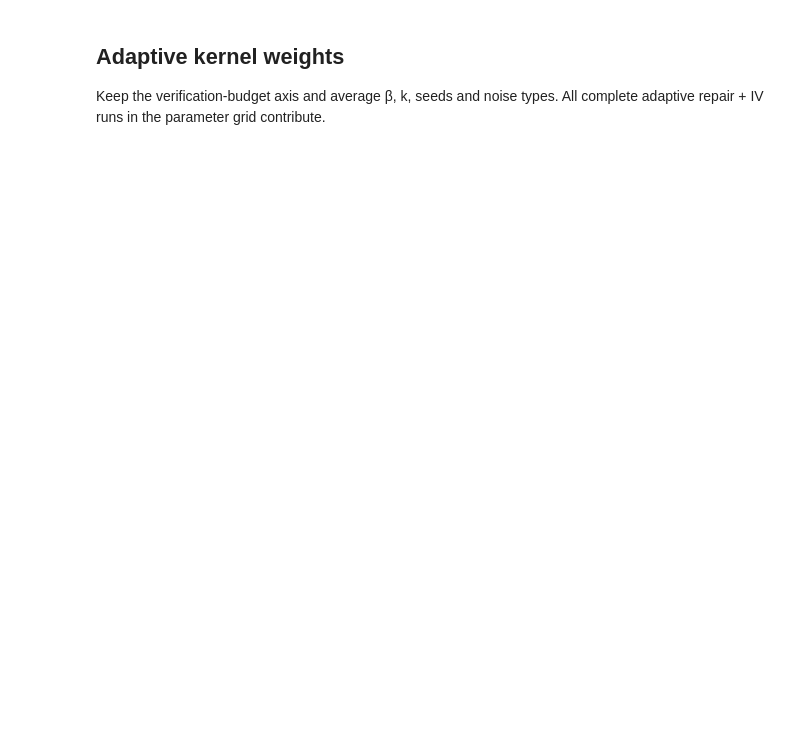
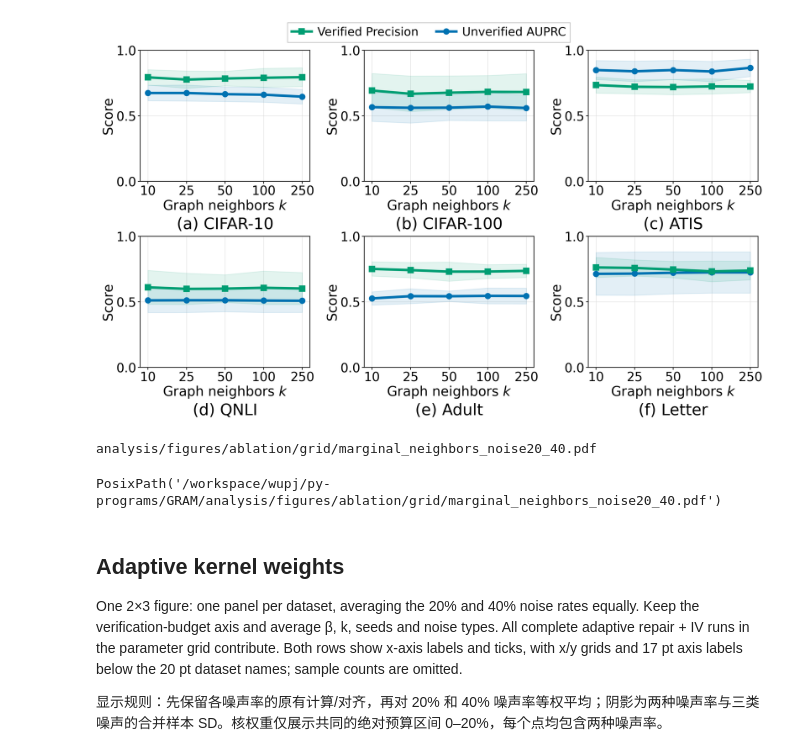
Before and after one commit to Pangjing-Wu/GRAM, a Jupyter notebook: analysis/ablation.ipynb, the cells around one changed output. Cells and saved outputs as stored; diff of their text form; code cells hidden in the pictures; blank space fills up the shorter version.

```diff
--- a/analysis/ablation.ipynb
+++ b/analysis/ablation.ipynb
@@ -187,7 +186,8 @@ BASELINE_METHODS = []
 REQUIRED_SEEDS = [0]
 GRAM_BETAS = [0.0, 0.1, 1.0, 10.0, 100.0, 1000.0, 10000.0]
 GRAM_COLOR = '#D55E00'
-GRID_VARIANTS_BY_DATASET = {dataset: gram_grid_variants(reference_neighbors=GRAM_DATASET_NEIGHBORS[dataset])
+GRID_VARIANTS_BY_DATASET = {dataset: gram_grid_variants(acquisitions=("repair_iv",),
+                                               reference_neighbors=GRAM_DATASET_NEIGHBORS[dataset])
                             for dataset in DATASETS}
 EXPECTED_BUDGETS = {rho: np.array([0.001,0.005,0.01,0.025] +
                     [round(.05*i,12) for i in range(1,round(rho/.05)+1)]) for rho in RHOS}
@@ -346,18 +360,14 @@ Average available seeds within each configuration before averaging nuisance para
 # %%
 # Build logical comparisons before averaging nuisance parameters.
 FAMILY_SETTINGS = {
-    "Beta": [("Full model", "adaptive", "repair_iv")],
     "Neighbors": [(str(k), "adaptive", "repair_iv") for k in GRAM_GRID_NEIGHBORS],
     "Components": [("Fixed uniform", "fixed_uniform_weights", "repair_iv"),
                    ("No identity", "no_identity", "repair_iv"),
                    ("No gradient", "no_gradient", "repair_iv"),
                    ("No margin", "no_margin", "repair_iv")],
-    "Acquisition": [("Risk only", "adaptive", "risk_only"),
-                    ("IV only", "adaptive", "iv_only"),
-                    ("Variance only", "adaptive", "variance_only"),
-                    ("Risk + local IV", "adaptive", "local_only")],
+
 }
-METRIC_LABELS = {"auprc": "Budget-averaged AUPRC", "precision": "Budget-averaged query precision"}
+METRIC_LABELS = {"auprc": "Unverified AUPRC", "precision": "Verified Precision"}
 grid_lookup = grid_runs.set_index(["dataset", "noise_type", "rho", "gram_variant", "seed"]).sort_index()
 family_records = []
 join_sources = lambda frame: " | ".join(sorted(frame.source))
@@ -365,7 +375,7 @@ for dataset, noise, rho, beta in product(DATASETS, NOISE_TYPES, RHOS, GRAM_BETAS
     reference_k = GRAM_DATASET_NEIGHBORS[dataset]
     for family, settings in FAMILY_SETTINGS.items():
         for label, kernel, acquisition in settings:
-            ks = GRAM_GRID_NEIGHBORS if family == "Beta" else [int(label) if family == "Neighbors" else reference_k]
+            ks = [int(label) if family == "Neighbors" else reference_k]
             for k in ks:
                 full_variant, = gram_grid_variants(betas=[beta], neighbors=[k], kernels=["adaptive"],
                                                  acquisitions=["repair_iv"], reference_neighbors=reference_k)
@@ -417,12 +427,9 @@ def marginal_summary(family, control):
     record_table(summary, f"{family.lower()}_marginal_summary")
     return summary
 
-MARGINALS = {family: marginal_summary(family, "beta" if family == "Beta" else "control")
+MARGINALS = {family: marginal_summary(family, "control")
              for family in FAMILY_SETTINGS}
-assert MARGINALS["Beta"].k_count.eq(len(GRAM_GRID_NEIGHBORS)).all()
-for family in ["Neighbors", "Components", "Acquisition"]:
+for family in ["Neighbors", "Components"]:
     assert MARGINALS[family].beta_count.eq(len(GRAM_BETAS)).all()
 assert MARGINALS["Components"].k_count.eq(1).all()
-assert MARGINALS["Acquisition"].k_count.eq(1).all()
-display(pd.concat([frame.assign(family=family) for family, frame in MARGINALS.items()], ignore_index=True))
 print(f"All {grid_runs.source.nunique():,} grid runs represented; paired comparisons and marginal coverage verified.")
@@ -497,8 +437,0 @@ Each heatmap retains only dataset, noise rate and the ablation control. Values a
-# %%
-for metric in ["auprc", "precision"]:
-    plot_marginal_heatmap("Components", metric,
-        controls=["No identity", "No gradient", "No margin"],
-        stem=f"marginal_component_removal_delta_{metric}", title="Component removal")
-    plot_marginal_heatmap("Components", metric, controls=["Fixed uniform"],
-        stem=f"marginal_fixed_uniform_delta_{metric}", title="Fixed uniform weights")
-    plot_marginal_heatmap("Acquisition", metric)
@@ -512,6 +693,17 @@ for rho in RHOS:
+# %%
+plot_marginal_neighbors()
+# %% [output]
+[figure, added]
+analysis/figures/ablation/grid/marginal_neighbors_noise20_40.pdf
+PosixPath('/workspace/wupj/py-programs/GRAM/analysis/figures/ablation/grid/marginal_neighbors_noise20_40.pdf')
 # %% [markdown]
 ## Adaptive kernel weights
-Keep the verification-budget axis and average β, k, seeds and noise types. All complete adaptive repair + IV runs in the parameter grid contribute.
+One 2×3 figure: one panel per dataset, averaging the 20% and 40% noise rates equally.
+Keep the verification-budget axis and average β, k, seeds and noise types.
+All complete adaptive repair + IV runs in the parameter grid contribute.
+Both rows show x-axis labels and ticks, with x/y grids and 17 pt axis labels below the 20 pt dataset names; sample counts are omitted.
+
+显示规则：先保留各噪声率的原有计算/对齐，再对 20% 和 40% 噪声率等权平均；阴影为两种噪声率与三类噪声的合并样本 SD。核权重仅展示共同的绝对预算区间 0–20%，每个点均包含两种噪声率。
 # %%
 # Complete adaptive repair+IV grid only: average beta and k as nuisance variables.
 # Resolve beta=0 aliases through the registry, then count each logical configuration once.
```
Also changed, not shown: parts of 20 cells of this notebook, 2 other files.
